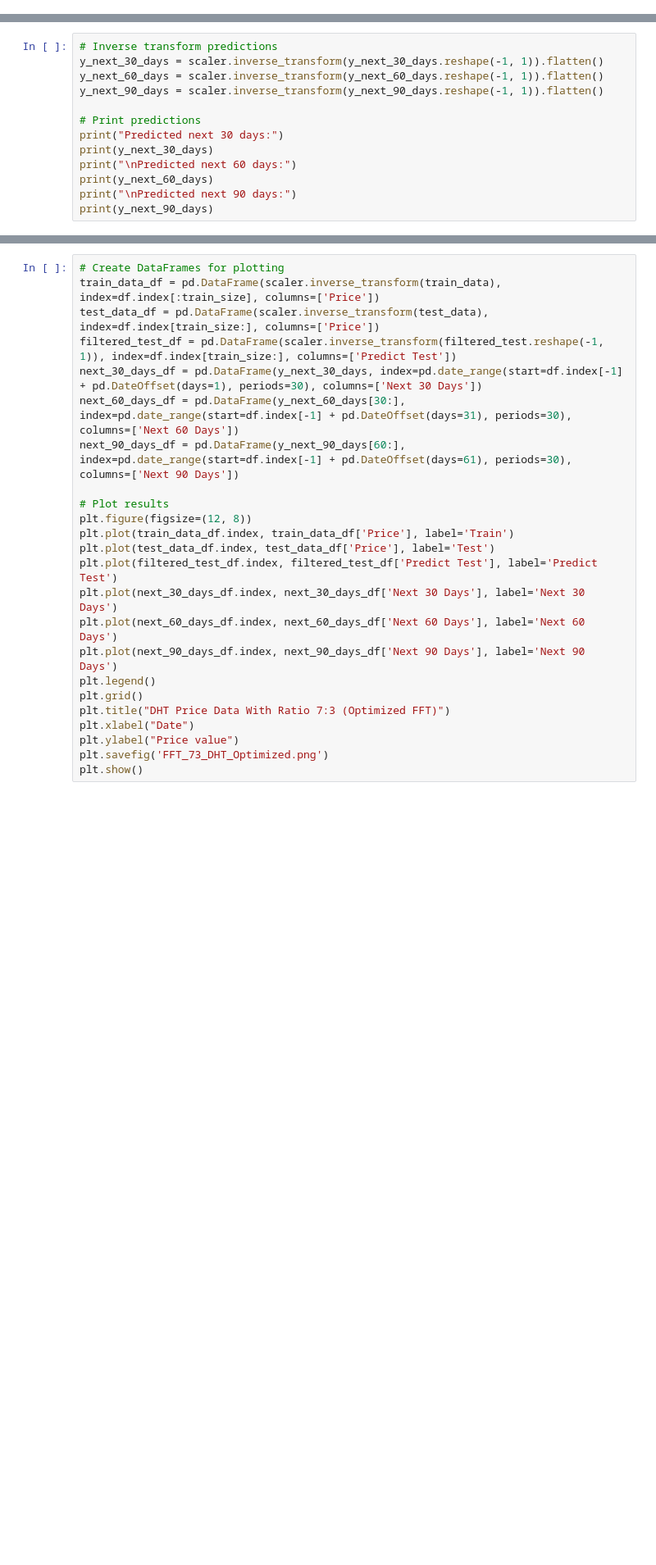
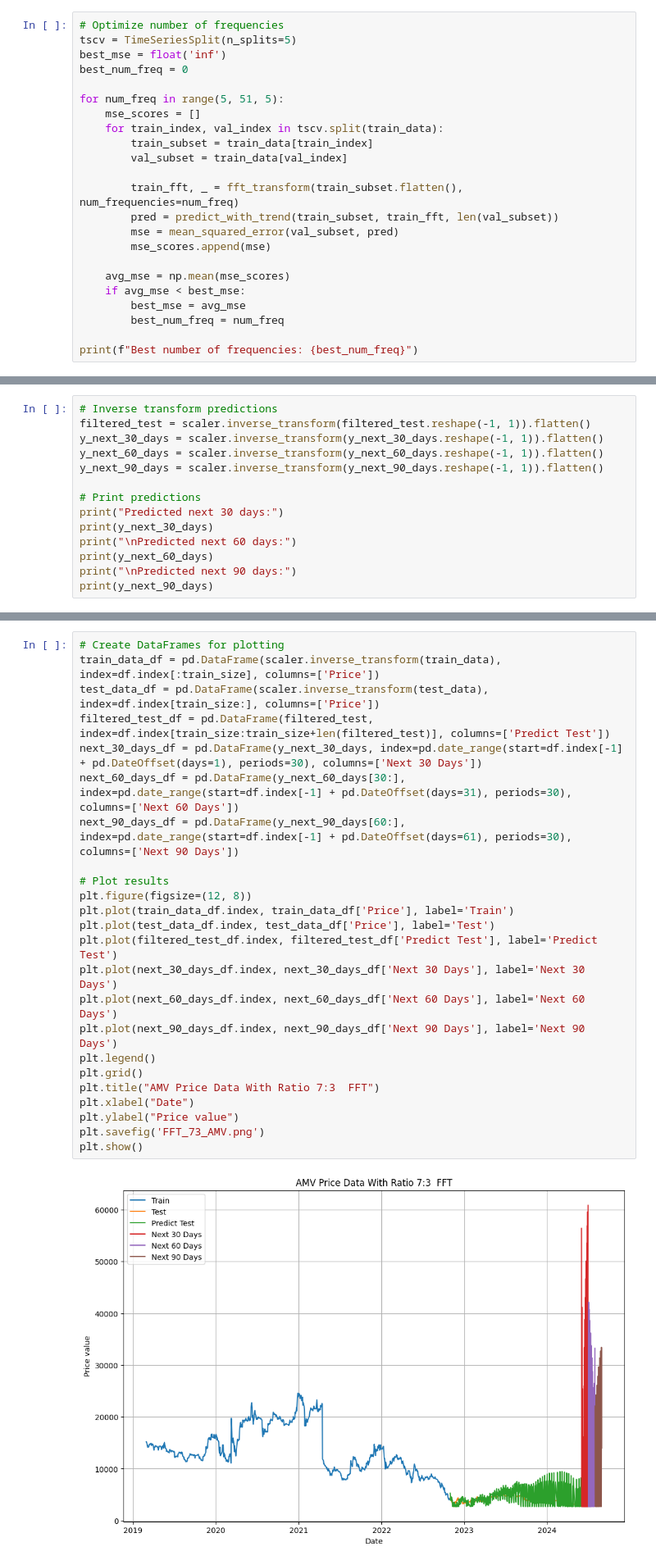
Before and after one commit to minzi03/Data-Analysis-in-Business, a Jupyter notebook: Model/FFT/FFT_AMV.ipynb, the cells around one changed output, grey strips where cells are left out. Shown at 82% size. Drawn from its saved outputs; the diff is of its cells as text; blank space fills up the shorter version.

```diff
--- a/Model/FFT/FFT_AMV.ipynb
+++ b/Model/FFT/FFT_AMV.ipynb
@@ -75,3 +75,26 @@ def predict_with_trend(data, fft_result, days, window_size=30):
     trend_pred = trend_func(np.arange(window_size, window_size+days))
     combined_pred = trend_pred + fft_pred
     return np.maximum(combined_pred, 0)  # Ensure non-negative values
+# %%
+# Optimize number of frequencies
+tscv = TimeSeriesSplit(n_splits=5)
+best_mse = float('inf')
+best_num_freq = 0
+
+for num_freq in range(5, 51, 5):
+    mse_scores = []
+    for train_index, val_index in tscv.split(train_data):
+        train_subset = train_data[train_index]
+        val_subset = train_data[val_index]
+
+        train_fft, _ = fft_transform(train_subset.flatten(), num_frequencies=num_freq)
+        pred = predict_with_trend(train_subset, train_fft, len(val_subset))
+        mse = mean_squared_error(val_subset, pred)
+        mse_scores.append(mse)
+
+    avg_mse = np.mean(mse_scores)
+    if avg_mse < best_mse:
+        best_mse = avg_mse
+        best_num_freq = num_freq
+
+print(f"Best number of frequencies: {best_num_freq}")
@@ -112,5 +142,6 @@ print(f"MSLE on Test set: {test_msle}")
 # %%
 # Inverse transform predictions
+filtered_test = scaler.inverse_transform(filtered_test.reshape(-1, 1)).flatten()
 y_next_30_days = scaler.inverse_transform(y_next_30_days.reshape(-1, 1)).flatten()
 y_next_60_days = scaler.inverse_transform(y_next_60_days.reshape(-1, 1)).flatten()
 y_next_90_days = scaler.inverse_transform(y_next_90_days.reshape(-1, 1)).flatten()
@@ -125,24 +174,26 @@ print(y_next_90_days)
 # %%
 # Create DataFrames for plotting
 train_data_df = pd.DataFrame(scaler.inverse_transform(train_data), index=df.index[:train_size], columns=['Price'])
 test_data_df = pd.DataFrame(scaler.inverse_transform(test_data), index=df.index[train_size:], columns=['Price'])
-filtered_test_df = pd.DataFrame(scaler.inverse_transform(filtered_test.reshape(-1, 1)), index=df.index[train_size:], columns=['Predict Test'])
+filtered_test_df = pd.DataFrame(filtered_test, index=df.index[train_size:train_size+len(filtered_test)], columns=['Predict Test'])
 next_30_days_df = pd.DataFrame(y_next_30_days, index=pd.date_range(start=df.index[-1] + pd.DateOffset(days=1), periods=30), columns=['Next 30 Days'])
 next_60_days_df = pd.DataFrame(y_next_60_days[30:], index=pd.date_range(start=df.index[-1] + pd.DateOffset(days=31), periods=30), columns=['Next 60 Days'])
 next_90_days_df = pd.DataFrame(y_next_90_days[60:], index=pd.date_range(start=df.index[-1] + pd.DateOffset(days=61), periods=30), columns=['Next 90 Days'])
 
 # Plot results
 plt.figure(figsize=(12, 8))
 plt.plot(train_data_df.index, train_data_df['Price'], label='Train')
 plt.plot(test_data_df.index, test_data_df['Price'], label='Test')
 plt.plot(filtered_test_df.index, filtered_test_df['Predict Test'], label='Predict Test')
 plt.plot(next_30_days_df.index, next_30_days_df['Next 30 Days'], label='Next 30 Days')
 plt.plot(next_60_days_df.index, next_60_days_df['Next 60 Days'], label='Next 60 Days')
 plt.plot(next_90_days_df.index, next_90_days_df['Next 90 Days'], label='Next 90 Days')
 plt.legend()
 plt.grid()
-plt.title("DHT Price Data With Ratio 7:3 (Optimized FFT)")
+plt.title("AMV Price Data With Ratio 7:3  FFT")
 plt.xlabel("Date")
 plt.ylabel("Price value")
-plt.savefig('FFT_73_DHT_Optimized.png')
+plt.savefig('FFT_73_AMV.png')
 plt.show()
+# %% [output]
+[figure, added]
```
Also changed, not shown: parts of 37 cells of this notebook, 10 other files.
